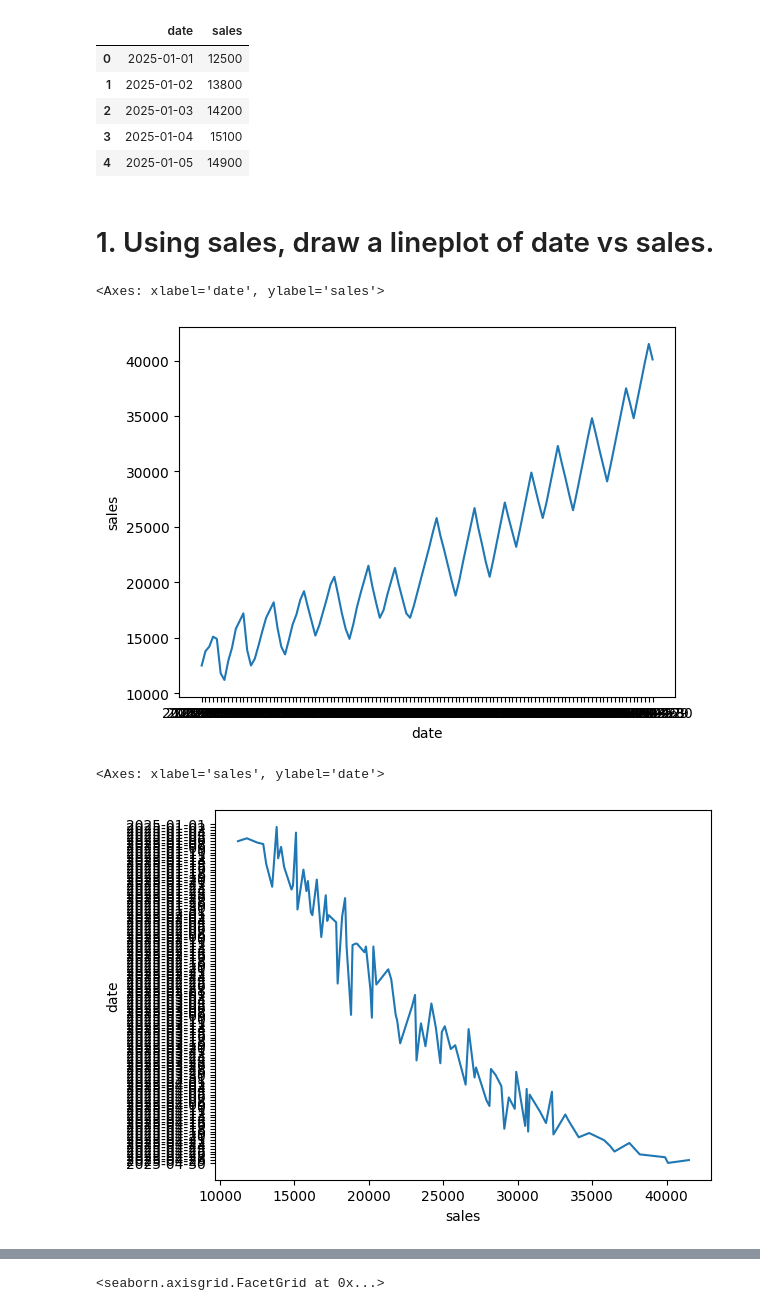
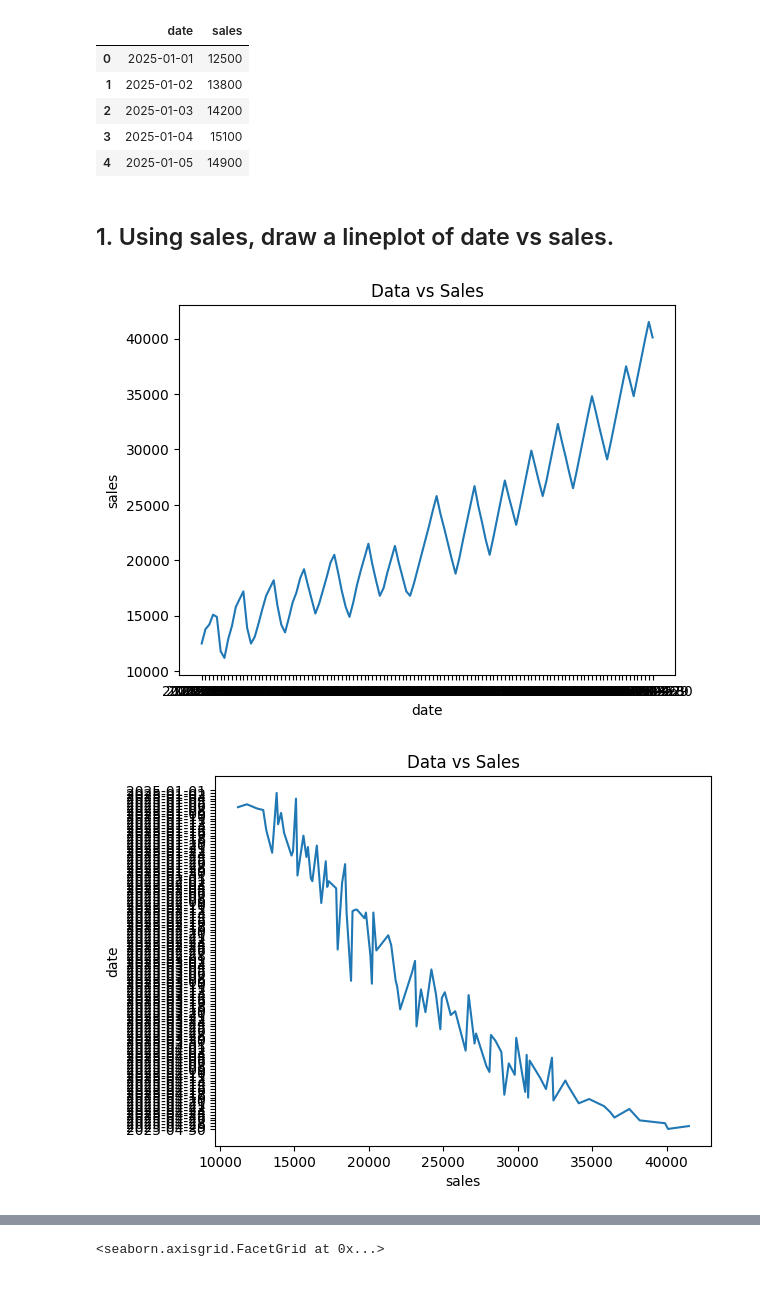
Before and after one commit to mohammadtuhin0/Phitron-Ai-Ml, a Jupyter notebook: Module Practice Topic/Module 14. Seaborn and Plotly Practice.ipynb, the cells around one changed output, grey strips where cells are left out. Saved outputs shown, nothing was run; the diff lists cells and outputs as text; code cells hidden in the pictures.

```diff
--- a/Module Practice Topic/Module 14. Seaborn and Plotly Practice.ipynb
+++ b/Module Practice Topic/Module 14. Seaborn and Plotly Practice.ipynb
@@ -16,17 +18,21 @@ sale.head()
 | 3 | 2025-01-04 | 15100 |
 | 4 | 2025-01-05 | 14900 |
 # %% [markdown]
-# 1. Using sales, draw a lineplot of date vs sales.
+## 1. Using sales, draw a lineplot of date vs sales.
 # %%
 sns.lineplot(data = sale, x = 'date', y = 'sales', errorbar=None)
+
+plt.title('Data vs Sales')
+plt.show()
 # %% [output]
-<Axes: xlabel='date', ylabel='sales'>
-[figure, old version]
+[figure, new version]
 # %%
 sns.lineplot(data = sale, x = 'sales', y = 'date', errorbar=None)
+
+plt.title('Data vs Sales')
+plt.show()
 # %% [output]
-<Axes: xlabel='sales', ylabel='date'>
-[figure, old version]
+[figure, new version]
 # %%
 student = pd.read_csv("students.csv")
 
```
Also changed, not shown: parts of 18 cells of this notebook.
